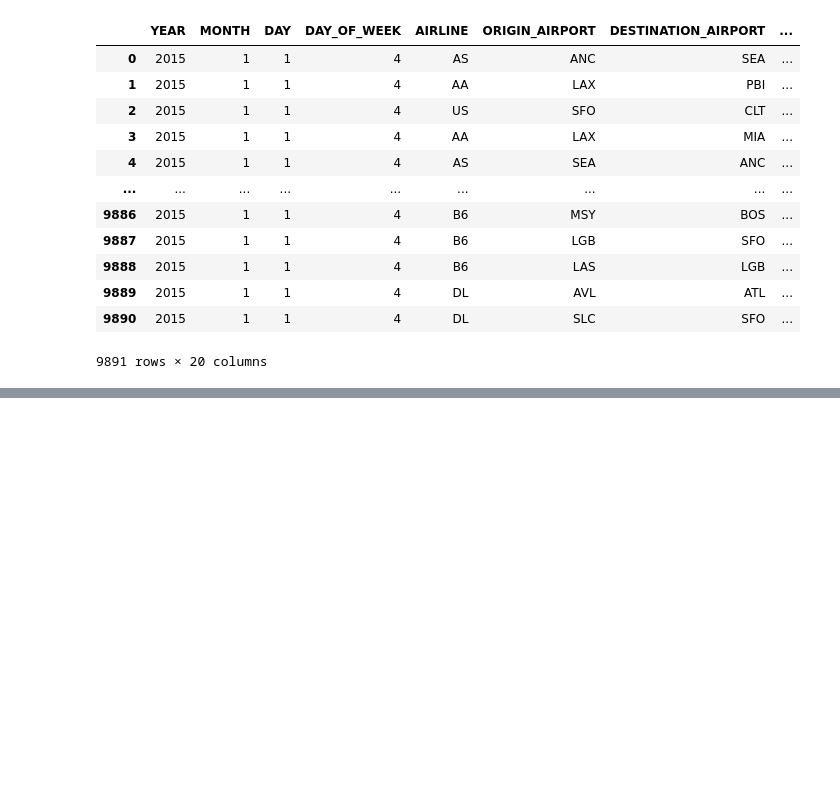
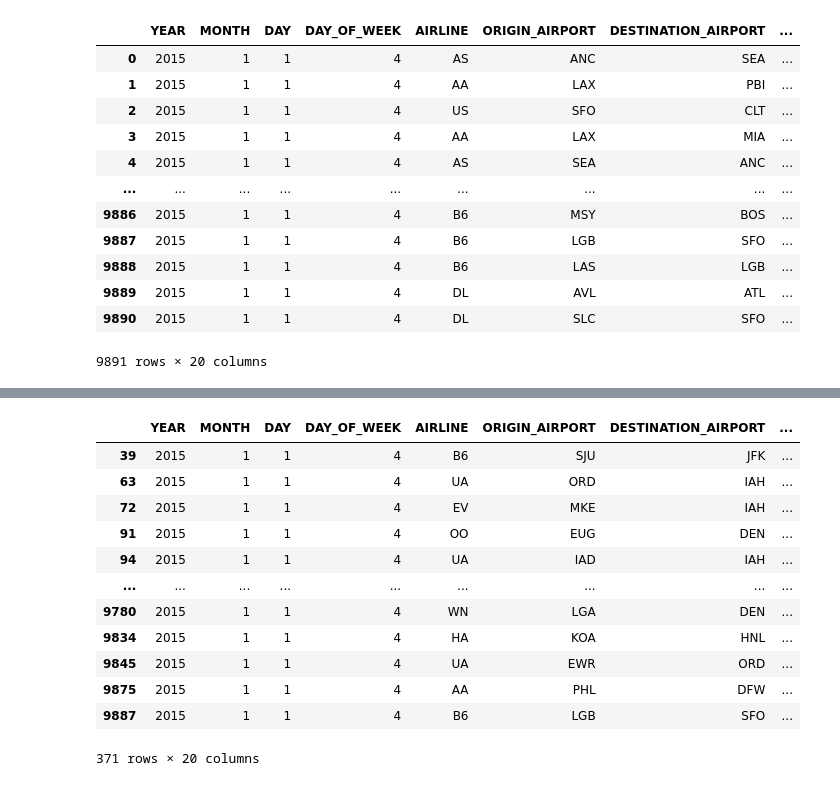
Before and after one commit to terrytaylorbonn/Gitflow, a Jupyter notebook: model_training_0919.ipynb, the cells around one changed output, grey strips where cells are left out. Saved outputs shown, nothing was run; the diff lists cells and outputs as text; code cells hidden in the pictures; blank space fills up the shorter version.

```diff
--- a/model_training_0919.ipynb
+++ b/model_training_0919.ipynb
@@ -84,0 +146,16 @@ flights
+# %%
+na_values[na_values['ARRIVAL_DELAY']>10]
+# %% [output]
+|  | YEAR | MONTH | DAY | DAY_OF_WEEK | AIRLINE | ORIGIN_AIRPORT | DESTINATION_AIRPORT | ... |
+| 39 | 2015 | 1 | 1 | 4 | B6 | SJU | JFK | ... |
+| 63 | 2015 | 1 | 1 | 4 | UA | ORD | IAH | ... |
+| 72 | 2015 | 1 | 1 | 4 | EV | MKE | IAH | ... |
+| 91 | 2015 | 1 | 1 | 4 | OO | EUG | DEN | ... |
+| 94 | 2015 | 1 | 1 | 4 | UA | IAD | IAH | ... |
+| ... | ... | ... | ... | ... | ... | ... | ... | ... |
+| 9780 | 2015 | 1 | 1 | 4 | WN | LGA | DEN | ... |
+| 9834 | 2015 | 1 | 1 | 4 | HA | KOA | HNL | ... |
+| 9845 | 2015 | 1 | 1 | 4 | UA | EWR | ORD | ... |
+| 9875 | 2015 | 1 | 1 | 4 | AA | PHL | DFW | ... |
+| 9887 | 2015 | 1 | 1 | 4 | B6 | LGB | SFO | ... |
+371 rows × 20 columns
```
Also changed, not shown: parts of 13 cells of this notebook.
